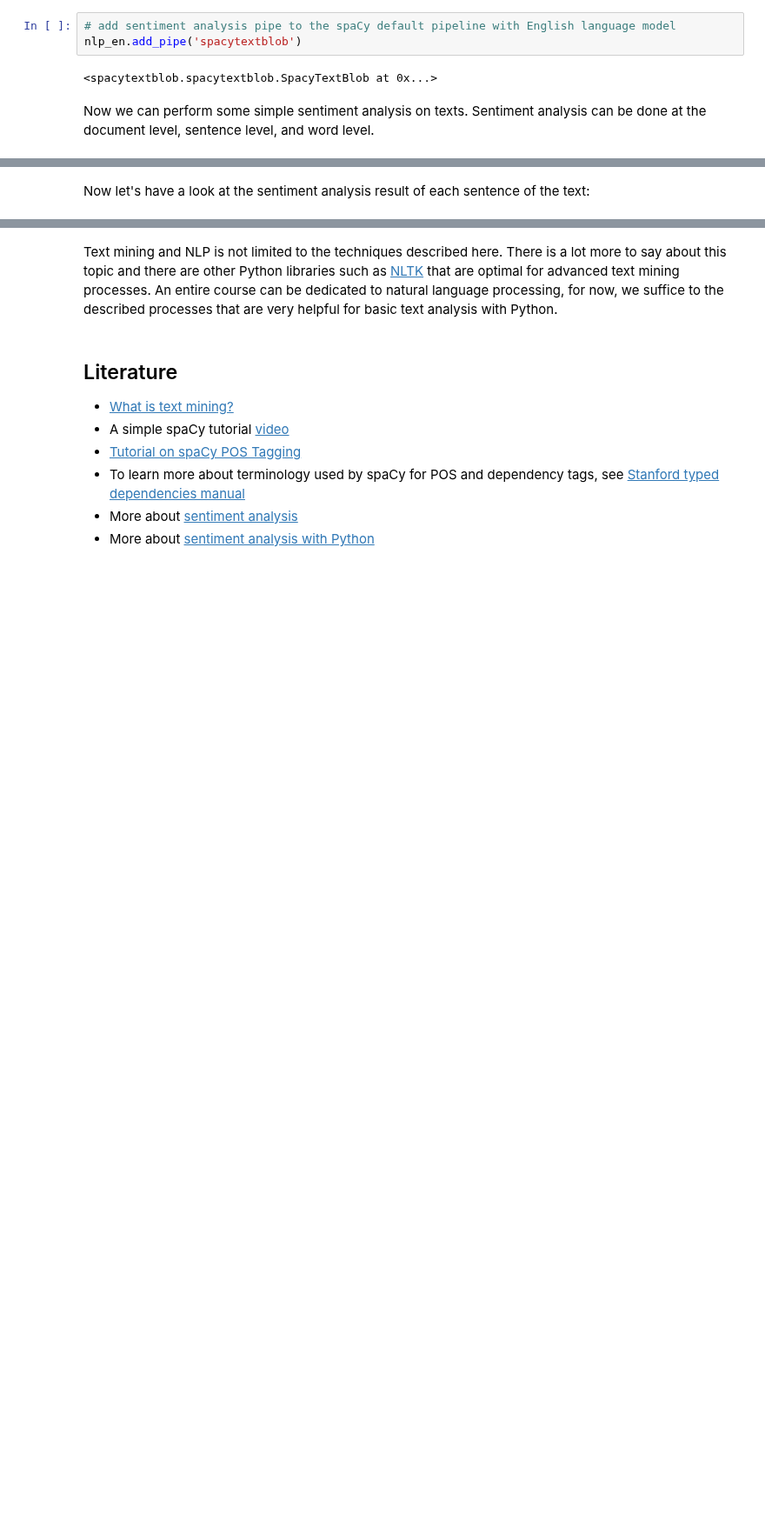
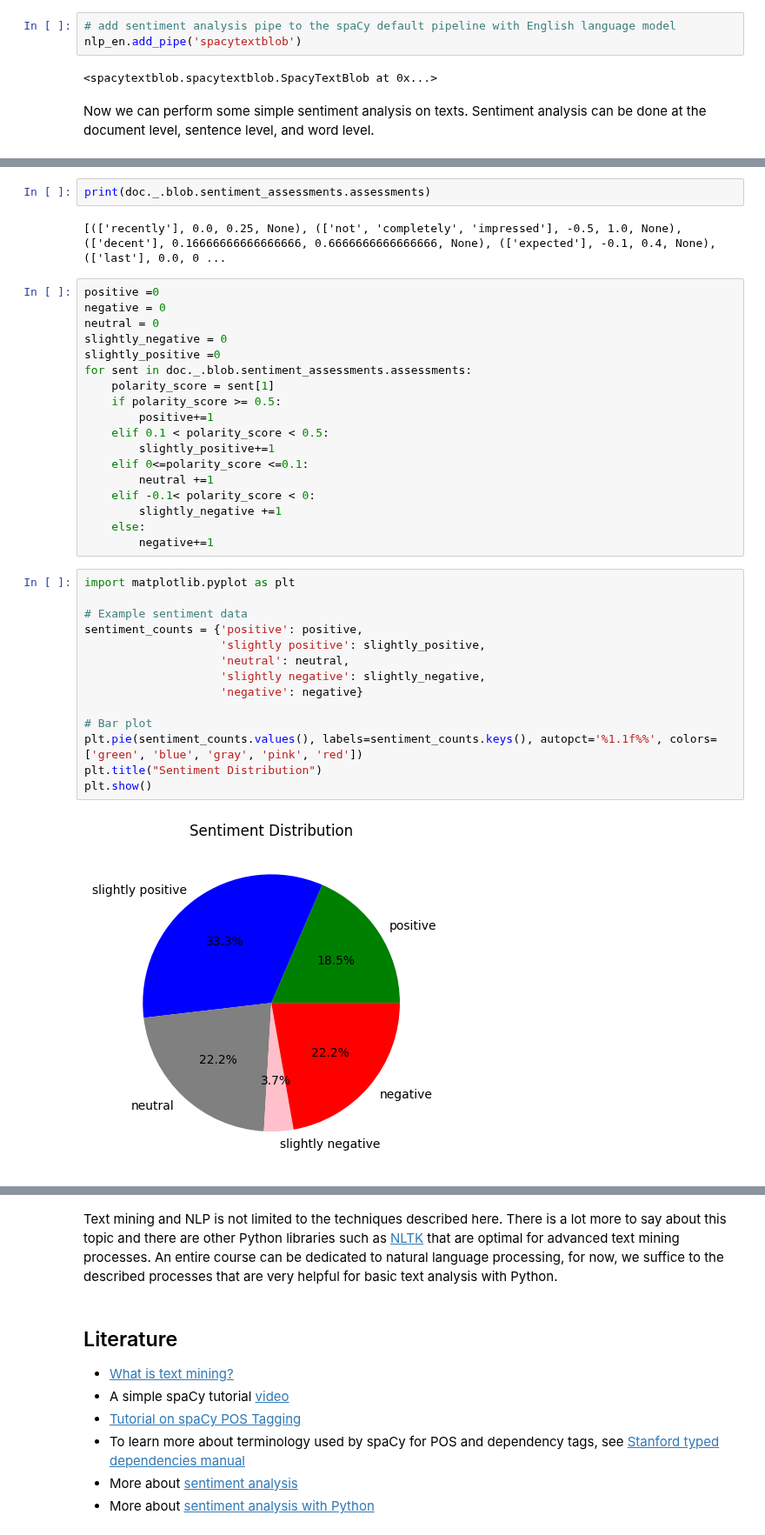
Before and after one commit to SepidehAlassi/intro_textAnalysis, a Jupyter notebook: text_analysis.ipynb, the cells around one changed output, grey strips where cells are left out. Shown at 87% size. Saved outputs shown, nothing was run; the diff lists cells and outputs as text; blank space fills up the shorter version.

```diff
--- a/text_analysis.ipynb
+++ b/text_analysis.ipynb
@@ -904,5 +919,41 @@ Assessments: [(['really', 'horrible'], -1.0, 1.0, None), (['worst', '!'], -1.0,
-# %% [markdown]
-Now let's have a look at the sentiment analysis result of each sentence of the text:
+# %%
+print(doc._.blob.sentiment_assessments.assessments)
+# %% [output]
+[(['recently'], 0.0, 0.25, None), (['not', 'completely', 'impressed'], -0.5, 1.0, None), (['decent'], 0.16666666666666666, 0.6666666666666666, None), (['expected'], -0.1, 0.4, None), (['last'], 0.0, 0 ...
+# %%
+positive =0
+negative = 0
+neutral = 0
+slightly_negative = 0
+slightly_positive =0
+for sent in doc._.blob.sentiment_assessments.assessments:
+    polarity_score = sent[1]
+    if polarity_score >= 0.5:
+        positive+=1
+    elif 0.1 < polarity_score < 0.5:
+        slightly_positive+=1
+    elif 0<=polarity_score <=0.1:
+        neutral +=1
+    elif -0.1< polarity_score < 0:
+        slightly_negative +=1
+    else:
+        negative+=1
+# %%
+import matplotlib.pyplot as plt
+
+# Example sentiment data
+sentiment_counts = {'positive': positive,
+                    'slightly positive': slightly_positive,
+                    'neutral': neutral,
+                    'slightly negative': slightly_negative,
+                    'negative': negative}
+
+# Bar plot
+plt.pie(sentiment_counts.values(), labels=sentiment_counts.keys(), autopct='%1.1f%%', colors=['green', 'blue', 'gray', 'pink', 'red'])
+plt.title("Sentiment Distribution")
+plt.show()
+# %% [output]
+[figure, added]
 # %%
 # Check the sentiment analysis of each sentence:
 for sentence in doc.sents:
```
Also changed, not shown: parts of 6 cells of this notebook, 2 other files.
